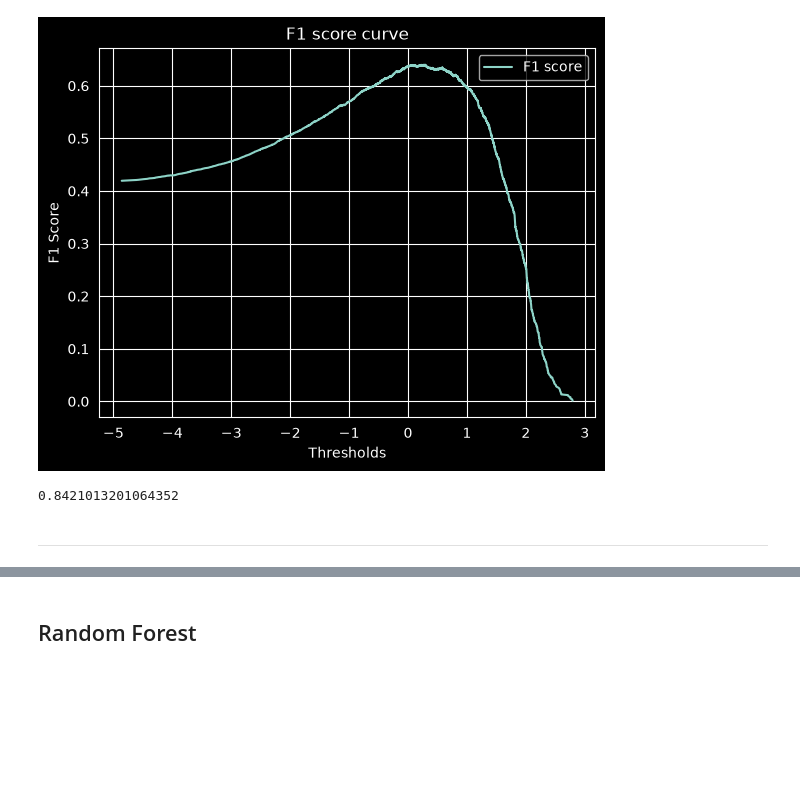
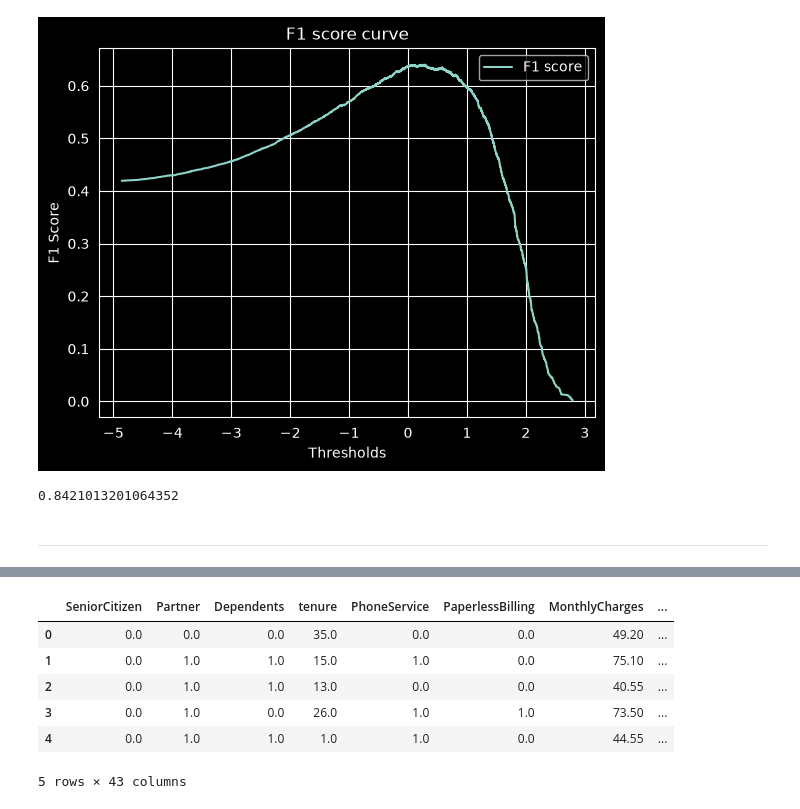
Before and after one commit to rzadrzi/customer_churn_analysis, a Jupyter notebook: customer_churn_analysis.ipynb, the cells around one changed output, grey strips where cells are left out. Cells and saved outputs as stored; diff of their text form; code cells hidden in the pictures; blank space fills up the shorter version.

```diff
--- a/customer_churn_analysis.ipynb
+++ b/customer_churn_analysis.ipynb
@@ -834,3 +876,3 @@ df
 # %%
-X_all = df_all.drop(columns = "Churn")
-df_all['churn_probability'] = lr.predict_proba(X_all)[:,1]
+X_all['predicted_churn'] = lr.predict(X_all)
+X_all['churn_probability']  =lr.predict_proba(X_all.drop(['predicted_churn'],axis=1))[:,1]
@@ -954,2 +878,0 @@ LogisticRegression does not accept missing values encoded as NaN natively. For s
-# %% [markdown]
-## Random Forest
@@ -968,0 +879,10 @@ LogisticRegression does not accept missing values encoded as NaN natively. For s
+# %%
+X_all.head()
+# %% [output]
+|  | SeniorCitizen | Partner | Dependents | tenure | PhoneService | PaperlessBilling | MonthlyCharges | ... |
+| 0 | 0.0 | 0.0 | 0.0 | 35.0 | 0.0 | 0.0 | 49.20 | ... |
+| 1 | 0.0 | 1.0 | 1.0 | 15.0 | 1.0 | 0.0 | 75.10 | ... |
+| 2 | 0.0 | 1.0 | 1.0 | 13.0 | 0.0 | 0.0 | 40.55 | ... |
+| 3 | 0.0 | 1.0 | 0.0 | 26.0 | 1.0 | 1.0 | 73.50 | ... |
+| 4 | 0.0 | 1.0 | 1.0 | 1.0 | 1.0 | 0.0 | 44.55 | ... |
+5 rows × 43 columns
```
Also changed, not shown: parts of 35 cells of this notebook.
